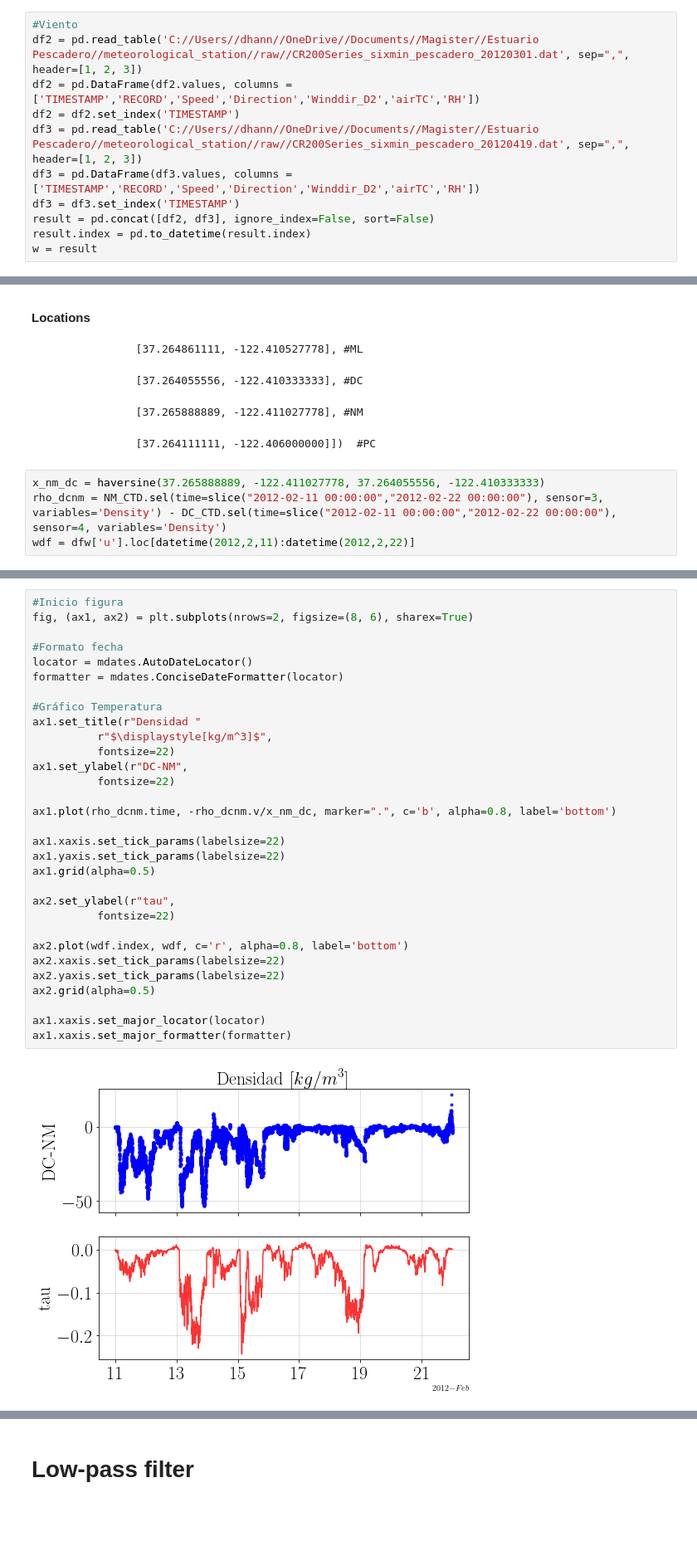
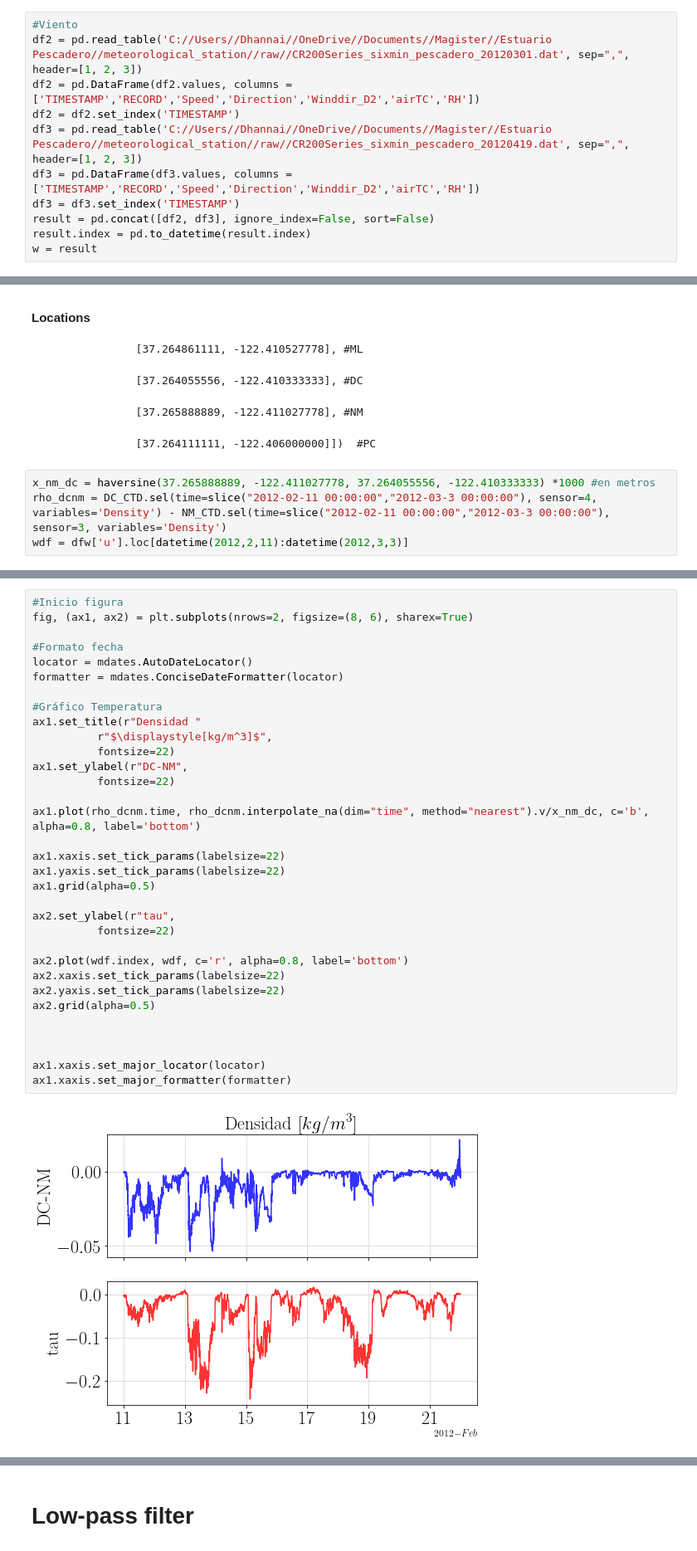
Before and after one commit to Dhannai/Thesis, a Jupyter notebook: febmar/CTD_nuevo.ipynb, the cells around one changed output, grey strips where cells are left out. Shown at 83% size. Saved outputs shown, nothing was run; the diff lists cells and outputs as text; blank space fills up the shorter version.

```diff
--- a/febmar/CTD_nuevo.ipynb
+++ b/febmar/CTD_nuevo.ipynb
@@ -213,10 +213,10 @@ z_pc = z_pc.assign_coords(variables=("Depth2"))
 PC_CTD = xr.concat([PC_CTD, z_pc], dim="variables")
 # %%
 #Viento
-df2 = pd.read_table('C://Users//dhann//OneDrive//Documents//Magister//Estuario Pescadero//meteorological_station//raw//CR200Series_sixmin_pescadero_20120301.dat', sep=",", header=[1, 2, 3])
+df2 = pd.read_table('C://Users//Dhannai//OneDrive//Documents//Magister//Estuario Pescadero//meteorological_station//raw//CR200Series_sixmin_pescadero_20120301.dat', sep=",", header=[1, 2, 3])
 df2 = pd.DataFrame(df2.values, columns = ['TIMESTAMP','RECORD','Speed','Direction','Winddir_D2','airTC','RH'])
 df2 = df2.set_index('TIMESTAMP')
-df3 = pd.read_table('C://Users//dhann//OneDrive//Documents//Magister//Estuario Pescadero//meteorological_station//raw//CR200Series_sixmin_pescadero_20120419.dat', sep=",", header=[1, 2, 3])
+df3 = pd.read_table('C://Users//Dhannai//OneDrive//Documents//Magister//Estuario Pescadero//meteorological_station//raw//CR200Series_sixmin_pescadero_20120419.dat', sep=",", header=[1, 2, 3])
 df3 = pd.DataFrame(df3.values, columns = ['TIMESTAMP','RECORD','Speed','Direction','Winddir_D2','airTC','RH'])
 df3 = df3.set_index('TIMESTAMP')
 result = pd.concat([df2, df3], ignore_index=False, sort=False)
@@ -1578,6 +1605,6 @@ __Locations__
 
                   [37.264111111, -122.406000000]])  #PC
 # %%
-x_nm_dc = haversine(37.265888889, -122.411027778, 37.264055556, -122.410333333)
-rho_dcnm = NM_CTD.sel(time=slice("2012-02-11 00:00:00","2012-02-22 00:00:00"), sensor=3, variables='Density') - DC_CTD.sel(time=slice("2012-02-11 00:00:00","2012-02-22 00:00:00"), sensor=4, variables='Density')
-wdf = dfw['u'].loc[datetime(2012,2,11):datetime(2012,2,22)]
+x_nm_dc = haversine(37.265888889, -122.411027778, 37.264055556, -122.410333333) *1000 #en metros
+rho_dcnm = DC_CTD.sel(time=slice("2012-02-11 00:00:00","2012-03-3 00:00:00"), sensor=4, variables='Density') - NM_CTD.sel(time=slice("2012-02-11 00:00:00","2012-03-3 00:00:00"), sensor=3, variables='Density')
+wdf = dfw['u'].loc[datetime(2012,2,11):datetime(2012,3,3)]
@@ -1585,32 +1616,34 @@ wdf = dfw['u'].loc[datetime(2012,2,11):datetime(2012,2,22)]
 #Inicio figura
 fig, (ax1, ax2) = plt.subplots(nrows=2, figsize=(8, 6), sharex=True)
 
 #Formato fecha
 locator = mdates.AutoDateLocator()
 formatter = mdates.ConciseDateFormatter(locator)
 
 #Gráfico Temperatura
 ax1.set_title(r"Densidad "
           r"$\displaystyle[kg/m^3]$",
           fontsize=22)
 ax1.set_ylabel(r"DC-NM",
           fontsize=22)
 
-ax1.plot(rho_dcnm.time, -rho_dcnm.v/x_nm_dc, marker=".", c='b', alpha=0.8, label='bottom')
+ax1.plot(rho_dcnm.time, rho_dcnm.interpolate_na(dim="time", method="nearest").v/x_nm_dc, c='b', alpha=0.8, label='bottom')
 
 ax1.xaxis.set_tick_params(labelsize=22)
 ax1.yaxis.set_tick_params(labelsize=22)
 ax1.grid(alpha=0.5)
 
 ax2.set_ylabel(r"tau",
           fontsize=22)
 
 ax2.plot(wdf.index, wdf, c='r', alpha=0.8, label='bottom')
 ax2.xaxis.set_tick_params(labelsize=22)
 ax2.yaxis.set_tick_params(labelsize=22)
 ax2.grid(alpha=0.5)
 
+
+
 ax1.xaxis.set_major_locator(locator)
 ax1.xaxis.set_major_formatter(formatter)
 # %% [output]
-[figure, old version]
+[figure, new version]
```
Also changed, not shown: parts of 12 cells of this notebook, 1 other file.
